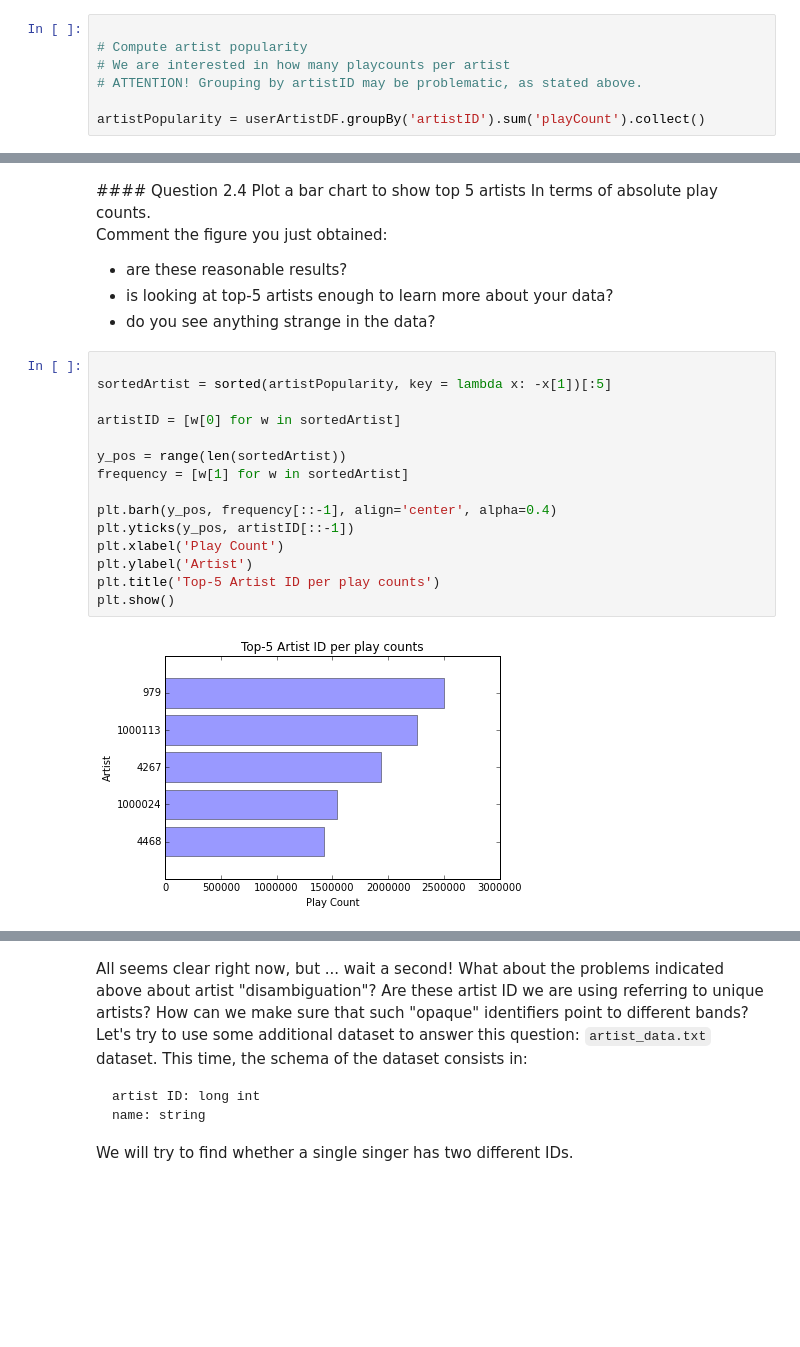
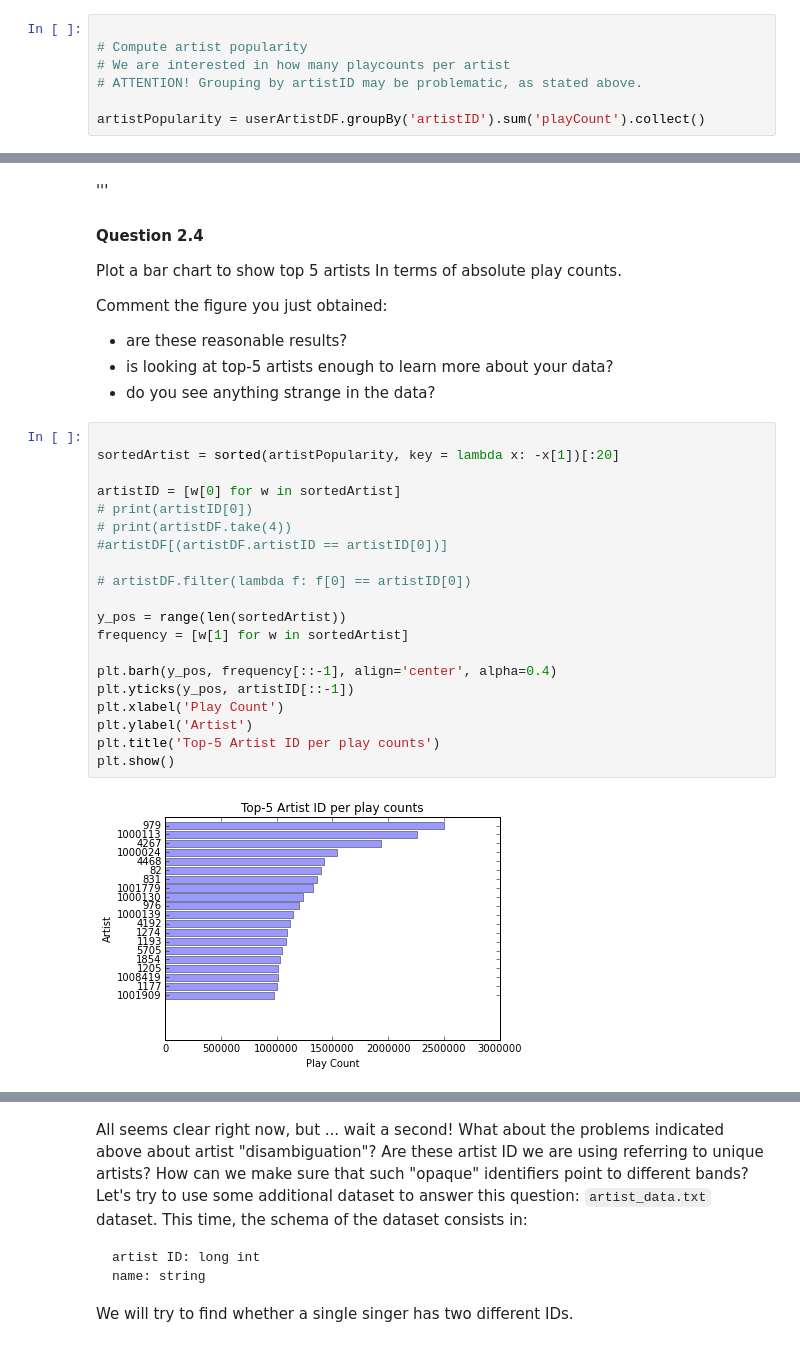
Before and after one commit to sjerbi/Algorithmic-Machine-Learning, a Jupyter notebook: [Lecture 3+4] Recommender algorithm - Music recommendations.ipynb, the cells around one changed output, grey strips where cells are left out. Drawn from its saved outputs; the diff is of its cells as text; blank space fills up the shorter version.

```diff
--- a/[Lecture 3+4] Recommender algorithm - Music recommendations.ipynb
+++ b/[Lecture 3+4] Recommender algorithm - Music recommendations.ipynb
@@ -294,5 +351,5 @@ plt.show()
 # %% [markdown]
-<div class='anchor' ></div>
+'''<div class='anchor' ></div>
 #### Question 2.4
 Plot a bar chart to show top 5 artists In terms of absolute play counts.
 
@@ -303,18 +360,23 @@ Comment the figure you just obtained:
 * do you see anything strange in the data?
 # %%
 
-sortedArtist = sorted(artistPopularity, key = lambda x: -x[1])[:5]
+sortedArtist = sorted(artistPopularity, key = lambda x: -x[1])[:20]
 
 artistID = [w[0] for w in sortedArtist]
+# print(artistID[0])
+# print(artistDF.take(4))
+#artistDF[(artistDF.artistID == artistID[0])]
+
+# artistDF.filter(lambda f: f[0] == artistID[0])
 
 y_pos = range(len(sortedArtist))
 frequency = [w[1] for w in sortedArtist]
 
 plt.barh(y_pos, frequency[::-1], align='center', alpha=0.4)
 plt.yticks(y_pos, artistID[::-1])
 plt.xlabel('Play Count')
 plt.ylabel('Artist')
 plt.title('Top-5 Artist ID per play counts')
 plt.show()
 # %% [output]
-[figure, old version]
+[figure, new version]
```
Also changed, not shown: parts of 27 cells of this notebook.
